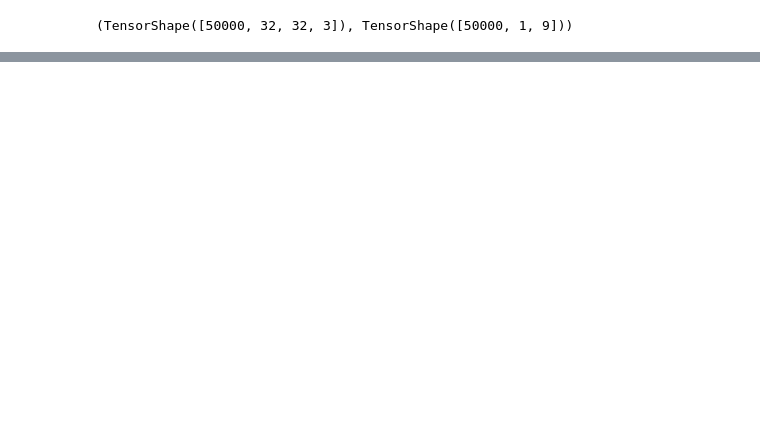
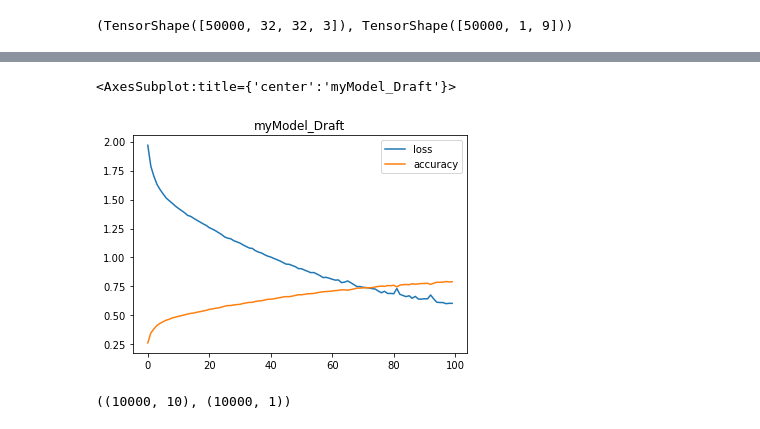
Before and after one commit to Presigal/Dish-Detective, a Jupyter notebook: cifar10_NeuralNetwork.ipynb, the cells around one changed output, grey strips where cells are left out. Cells and saved outputs as stored; diff of their text form; code cells hidden in the pictures; blank space fills up the shorter version.

Commit message:
70 percent accuracy w. visualizations

```diff
--- a/cifar10_NeuralNetwork.ipynb
+++ b/cifar10_NeuralNetwork.ipynb
@@ -113,0 +119,24 @@ plt.title("Finding the ideal learning rate")
+# %%
+#create the model
+tf.random.set_seed(42)
+
+myModel_Draft = tf.keras.Sequential([
+                               tf.keras.layers.Flatten(input_shape=(32,32,3)),
+                               tf.keras.layers.Dense(1024, activation="relu"),
+                               tf.keras.layers.Dense(512, activation="relu"),
+                               tf.keras.layers.Dense(256, activation="relu"),
+                               tf.keras.layers.Dense(128, activation="relu"),
+                               tf.keras.layers.Dense(64, activation="relu"),
+                               tf.keras.layers.Dense(32, activation="relu"),
+                               tf.keras.layers.Dense(10, activation="softmax")
+])
+
+#compile the model
+myModel_Draft.compile(loss=tf.keras.losses.SparseCategoricalCrossentropy(),
+                optimizer=tf.keras.optimizers.Adam(learning_rate=0.0013),
+                metrics=["accuracy"])
+
+#fit the model
+myModel_Draft_history = myModel_Draft.fit(train_data_norm,
+                              train_labels,
+                              epochs=100)
@@ -113,0 +161,11 @@ plt.title("Finding the ideal learning rate")
+# %%
+pd.DataFrame(myModel_Draft_history.history).plot(title="myModel_Draft")
+# %% [output]
+<AxesSubplot:title={'center':'myModel_Draft'}>
+[figure, added]
+# %%
+y_pred = myModel_Draft.predict(test_data_norm)
+
+y_pred.shape, test_labels.shape
+# %% [output]
+((10000, 10), (10000, 1))
```
Also changed, not shown: parts of 9 cells of this notebook.
